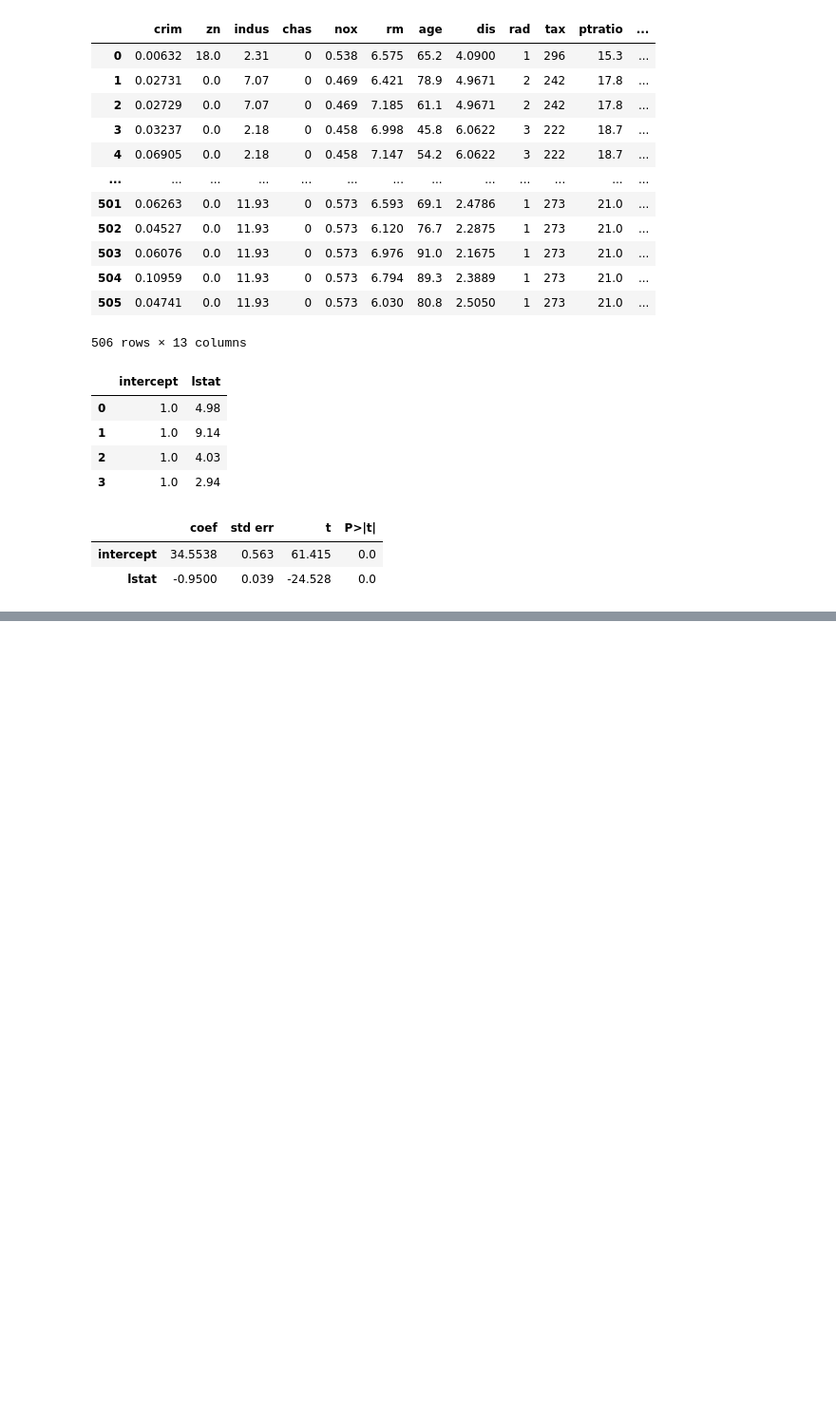
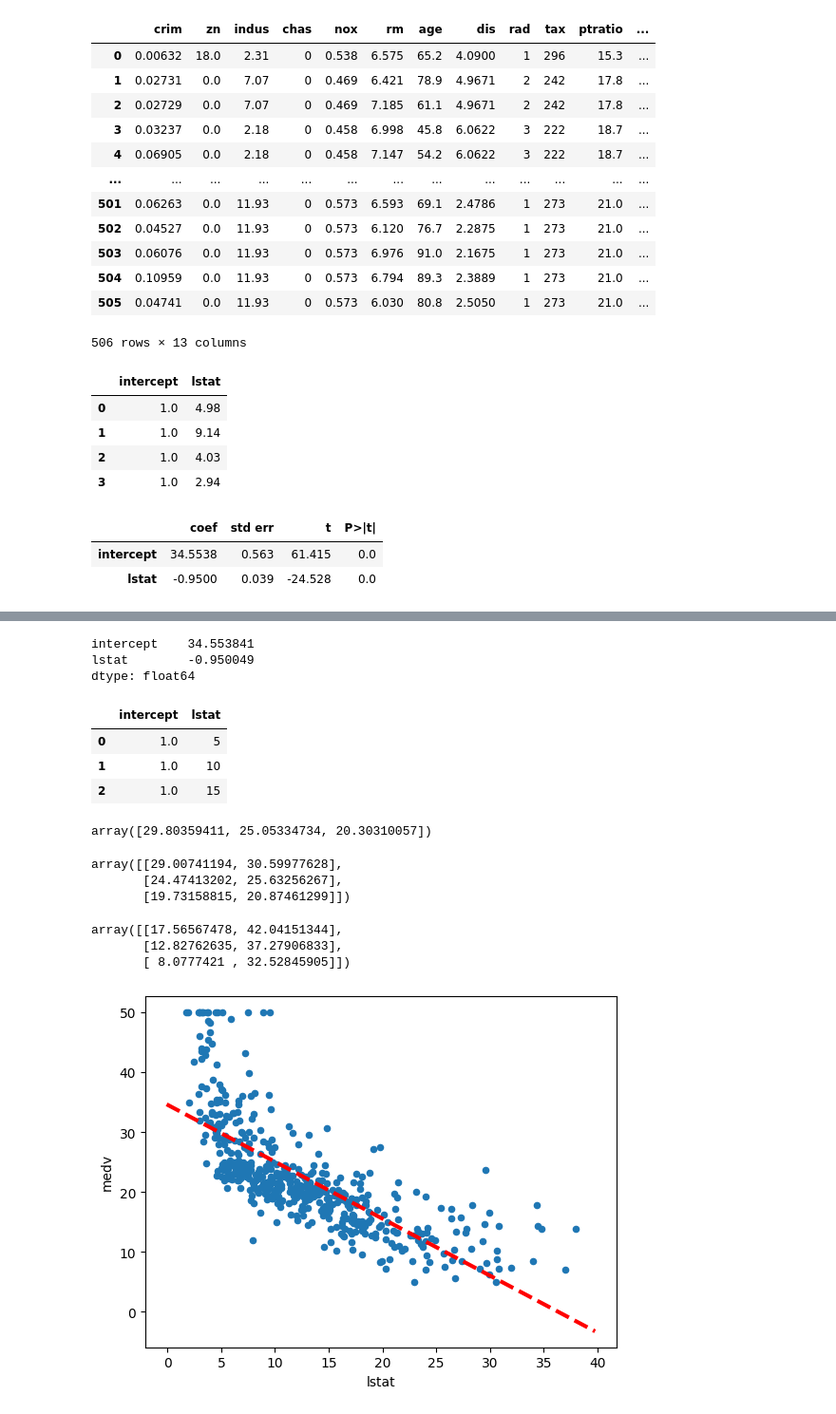
Before and after one commit to AlexCrack18/machineLearning, a Jupyter notebook: Linear_Lab.ipynb, the cells around one changed output, grey strips where cells are left out. Shown: that part at 95% size. Drawn from its saved outputs; the diff is of its cells as text; code cells hidden in the pictures; blank space fills up the shorter version.

```diff
--- a/Linear_Lab.ipynb
+++ b/Linear_Lab.ipynb
@@ -96,0 +129,47 @@ summarize(results)
+# %%
+results.params
+# %% [output]
+intercept    34.553841
+lstat        -0.950049
+dtype: float64
+# %%
+new_df = pd.DataFrame({'lstat':[5,10,15]})
+newX = desing.transform(new_df)
+newX
+# %% [output]
+|  | intercept | lstat |
+| 0 | 1.0 | 5 |
+| 1 | 1.0 | 10 |
+| 2 | 1.0 | 15 |
+# %%
+new_predictions = results.get_prediction(newX)
+new_predictions.predicted_mean
+# %% [output]
+array([29.80359411, 25.05334734, 20.30310057])
+# %%
+new_predictions.conf_int(alpha =0.05)
+# %% [output]
+array([[29.00741194, 30.59977628],
+       [24.47413202, 25.63256267],
+       [19.73158815, 20.87461299]])
+# %%
+new_predictions.conf_int(alpha =0.05, obs=True)
+# %% [output]
+array([[17.56567478, 42.04151344],
+       [12.82762635, 37.27906833],
+       [ 8.0777421 , 32.52845905]])
+# %%
+def abline(ax, b, m, *args, **kwargs):
+    "Add a line with slope m and intercept b to ax."
+    xlim = ax.get_xlim()
+    ylim = [m* xlim[0] + b, m * xlim[1] + b]
+    ax.plot(xlim,ylim, *args, **kwargs)
+# %%
+ax = Boston.plot.scatter('lstat', 'medv')
+abline(ax,
+       results.params[0],
+       results.params[1],
+       'r--',
+       linewidth=3)
+# %% [output]
+[figure, added]
```
Also changed, not shown: parts of 10 cells of this notebook.
